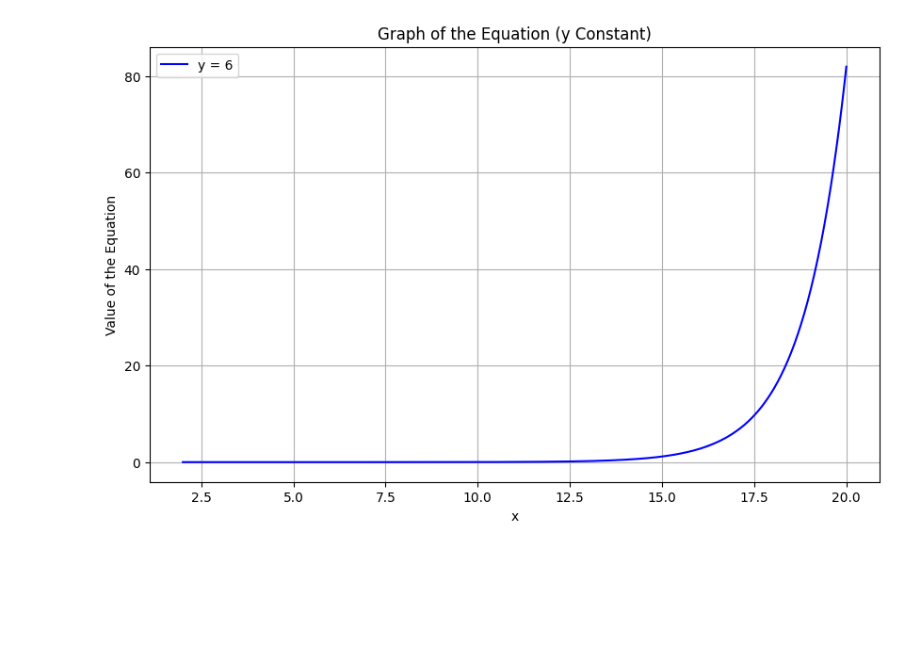
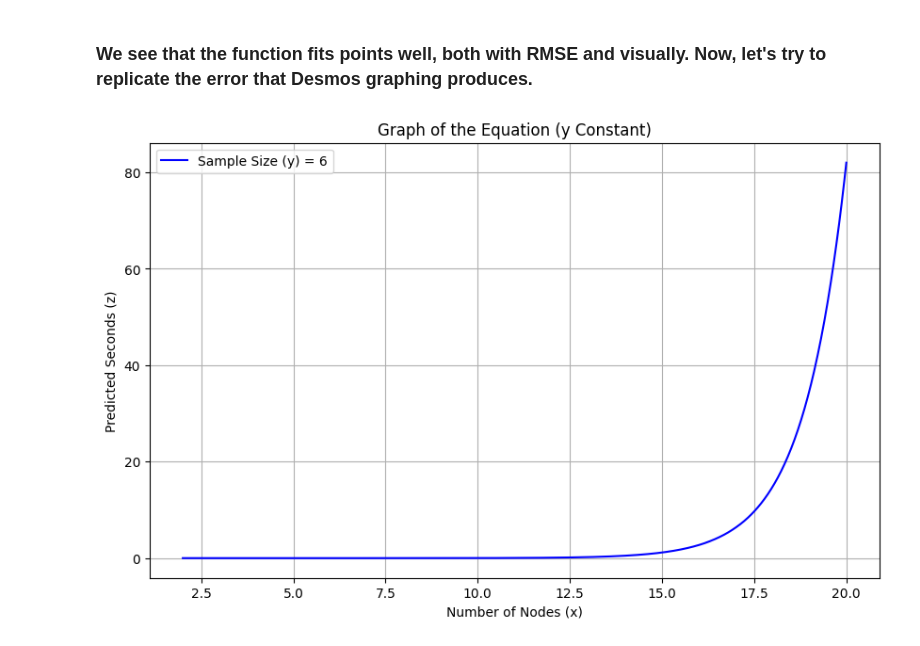
Before and after one commit to sakethramakrishnan/tsp_gnn, a Jupyter notebook: tsp_gnn/weird_graphing_results.ipynb, the cells around one changed output. Saved outputs shown, nothing was run; the diff lists cells and outputs as text; code cells hidden in the pictures; blank space fills up the shorter version.

```diff
--- a/tsp_gnn/weird_graphing_results.ipynb
+++ b/tsp_gnn/weird_graphing_results.ipynb
@@ -87,3 +89,5 @@ plt.show()
+# %% [markdown]
+### We see that the function fits points well, both with RMSE and visually. Now, let's try to replicate the error that Desmos graphing produces.
 # %%
 import numpy as np
 import matplotlib.pyplot as plt
@@ -93,36 +97,36 @@ Y_CONSTANT = 6  # Example value; change as needed
 
 
 # equation = 1.3265738 * (sp.log(sp.log(x0))**2)**(x0 + sp.log(x1) + sp.sin(0.4487219 * x1))
-equation = 1.3265738 * (sp.log(sp.log(x))**2)**(x + sp.log(Y_CONSTANT) + sp.sin(0.4487219 * Y_CONSTANT))
+equation = 1.33 * (sp.log(sp.log(x))**2)**(x + sp.log(Y_CONSTANT) + sp.sin(0.45 * Y_CONSTANT))
 
 
 # Convert symbolic equation to a numerical function
 numerical_eq = sp.lambdify((x), equation, modules='numpy')
 
 # Define a constant value for x1
 
 # Define the range for x0
 x0_min = 2  # Minimum bound (slightly greater than e to satisfy the domain)
 x0_max = 20          # Maximum bound
 
 # Generate x0 values within the specified range
 x0_vals = np.linspace(x0_min, x0_max, 1000)
 
 # Evaluate the equation for x0 with x1 constant
 y_vals = numerical_eq(x0_vals)
 
 # Plot the graph
 plt.figure(figsize=(10, 6))
-plt.plot(x0_vals, y_vals, label=f"y = {Y_CONSTANT}", color='blue')
+plt.plot(x0_vals, y_vals, label=f"Sample Size (y) = {Y_CONSTANT}", color='blue')
 
 # Add labels, title, and legend
 plt.title("Graph of the Equation (y Constant)")
-plt.xlabel("x")
-plt.ylabel("Value of the Equation")
+plt.xlabel("Number of Nodes (x)")
+plt.ylabel("Predicted Seconds (z)")
 plt.legend()
 plt.grid(True)
 
 # Show the plot
 plt.show()
 # %% [output]
-[figure, old version]
+[figure, new version]
```
Also changed, not shown: parts of 5 cells of this notebook.
